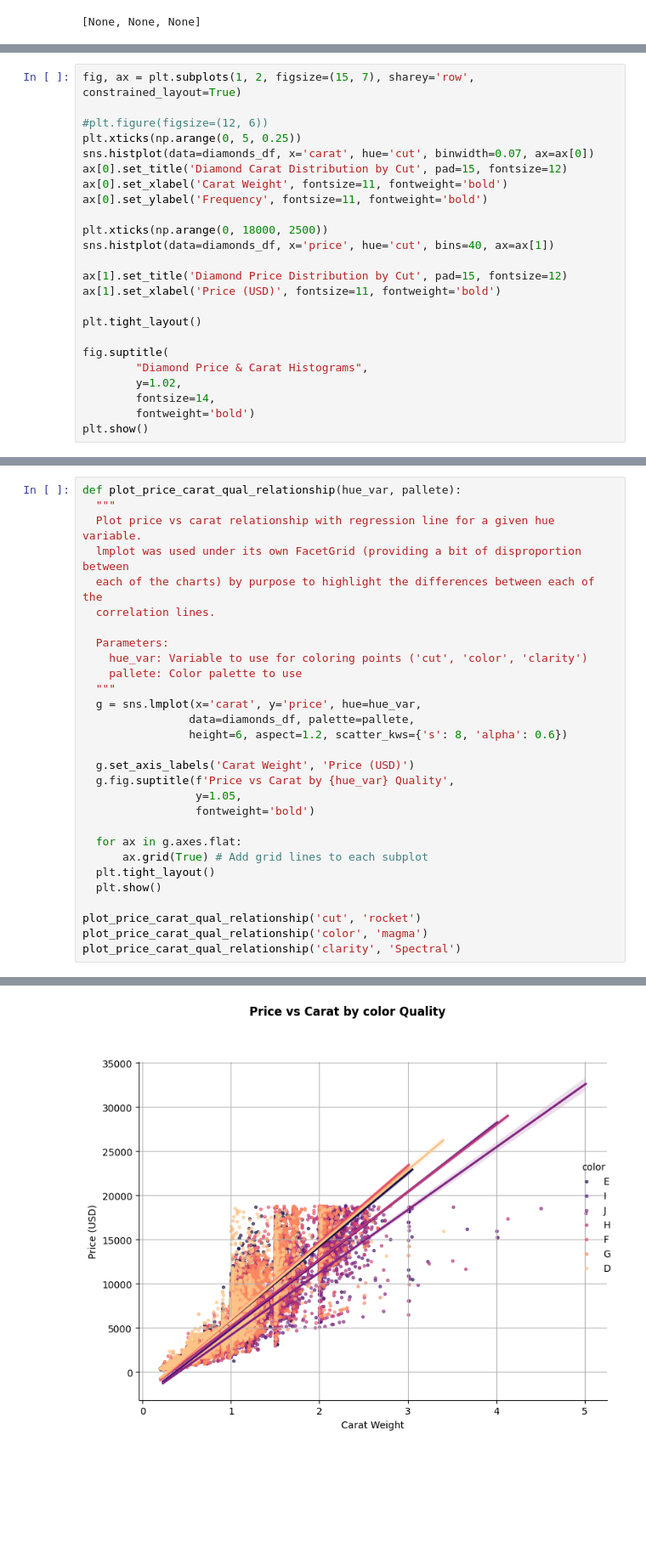
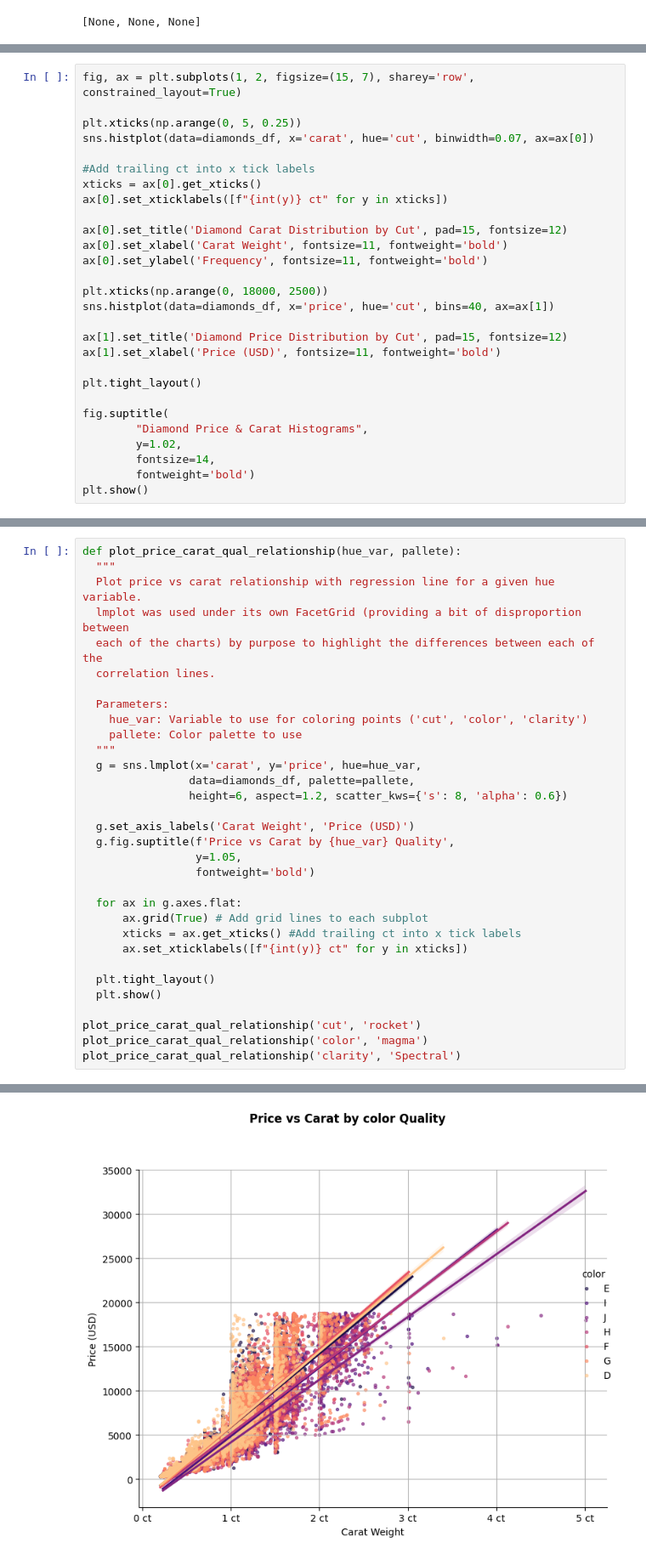
Before and after one commit to remabreu/DiamondsPrices, a Jupyter notebook: diamonds.ipynb, the cells around one changed output, grey strips where cells are left out. Shown at 85% size. Cells and saved outputs as stored; diff of their text form; blank space fills up the shorter version.

```diff
--- a/diamonds.ipynb
+++ b/diamonds.ipynb
@@ -513,9 +514,13 @@ In all likelihood, this reflects market demand regarding specific measurements a
 # %%
 fig, ax = plt.subplots(1, 2, figsize=(15, 7), sharey='row', constrained_layout=True)
 
-#plt.figure(figsize=(12, 6))
 plt.xticks(np.arange(0, 5, 0.25))
 sns.histplot(data=diamonds_df, x='carat', hue='cut', binwidth=0.07, ax=ax[0])
+
+#Add trailing ct into x tick labels
+xticks = ax[0].get_xticks()
+ax[0].set_xticklabels([f"{int(y)} ct" for y in xticks])
+
 ax[0].set_title('Diamond Carat Distribution by Cut', pad=15, fontsize=12)
 ax[0].set_xlabel('Carat Weight', fontsize=11, fontweight='bold')
 ax[0].set_ylabel('Frequency', fontsize=11, fontweight='bold')
@@ -569,6 +574,9 @@ def plot_price_carat_qual_relationship(hue_var, pallete):
 
   for ax in g.axes.flat:
       ax.grid(True) # Add grid lines to each subplot
+      xticks = ax.get_xticks() #Add trailing ct into x tick labels
+      ax.set_xticklabels([f"{int(y)} ct" for y in xticks])
+
   plt.tight_layout()
   plt.show()
 
@@ -580 +588 @@ plot_price_carat_qual_relationship('clarity', 'Spectral')
-[figure, old version]
+[figure, new version]
```
Also changed, not shown: parts of 4 cells of this notebook.
